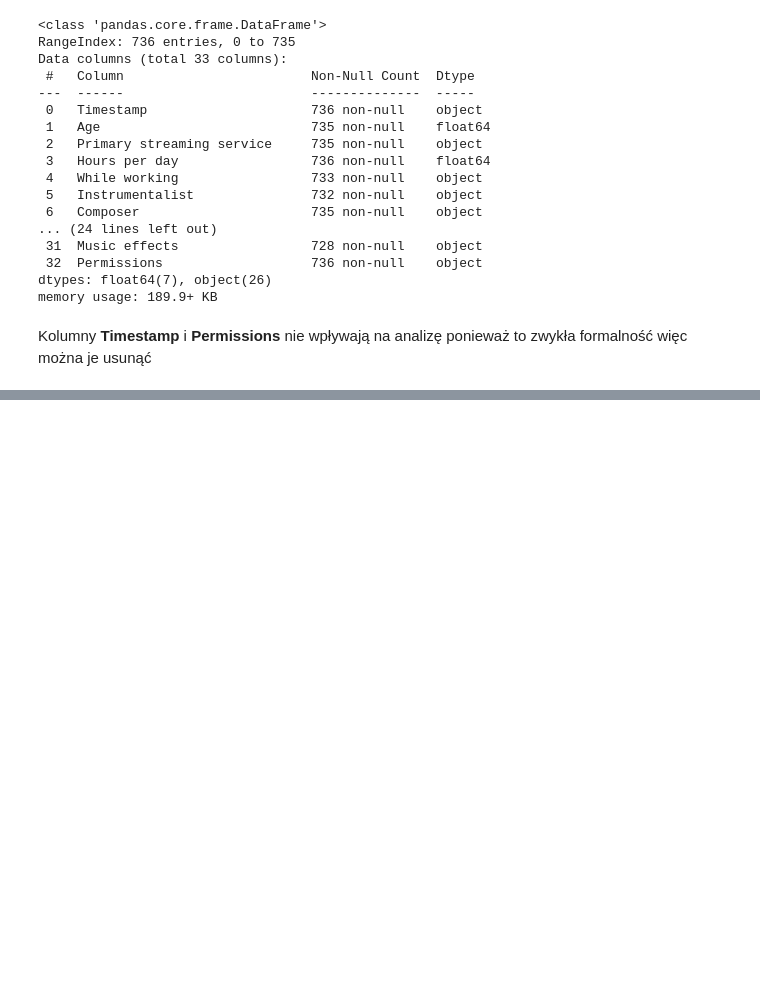
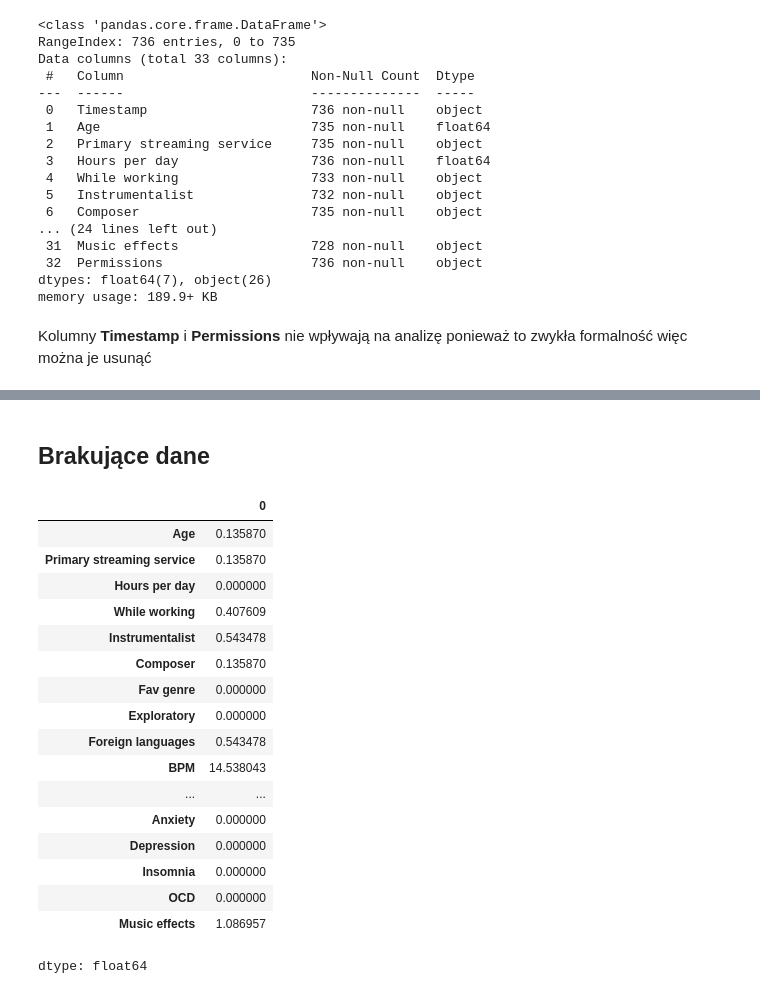
Before and after one commit to bderdz/music_mental_health, a Jupyter notebook: music_mental_health.ipynb, the cells around one changed output, grey strips where cells are left out. Saved outputs shown, nothing was run; the diff lists cells and outputs as text; code cells hidden in the pictures; blank space fills up the shorter version.

```diff
--- a/music_mental_health.ipynb
+++ b/music_mental_health.ipynb
@@ -54,0 +89,25 @@ Kolumny **Timestamp** i **Permissions** nie wpływają na analizę ponieważ to
+# %%
+df[df.select_dtypes(include='object').columns] = df.select_dtypes(include='object').apply(lambda col : col.astype("category"))
+# %% [markdown]
+## Brakujące dane
+# %%
+df.isna().mean() * 100
+# %% [output]
+|  | 0 |
+| Age | 0.135870 |
+| Primary streaming service | 0.135870 |
+| Hours per day | 0.000000 |
+| While working | 0.407609 |
+| Instrumentalist | 0.543478 |
+| Composer | 0.135870 |
+| Fav genre | 0.000000 |
+| Exploratory | 0.000000 |
+| Foreign languages | 0.543478 |
+| BPM | 14.538043 |
+| ... | ... |
+| Anxiety | 0.000000 |
+| Depression | 0.000000 |
+| Insomnia | 0.000000 |
+| OCD | 0.000000 |
+| Music effects | 1.086957 |
+dtype: float64
```
Also changed, not shown: parts of 40 cells of this notebook.
